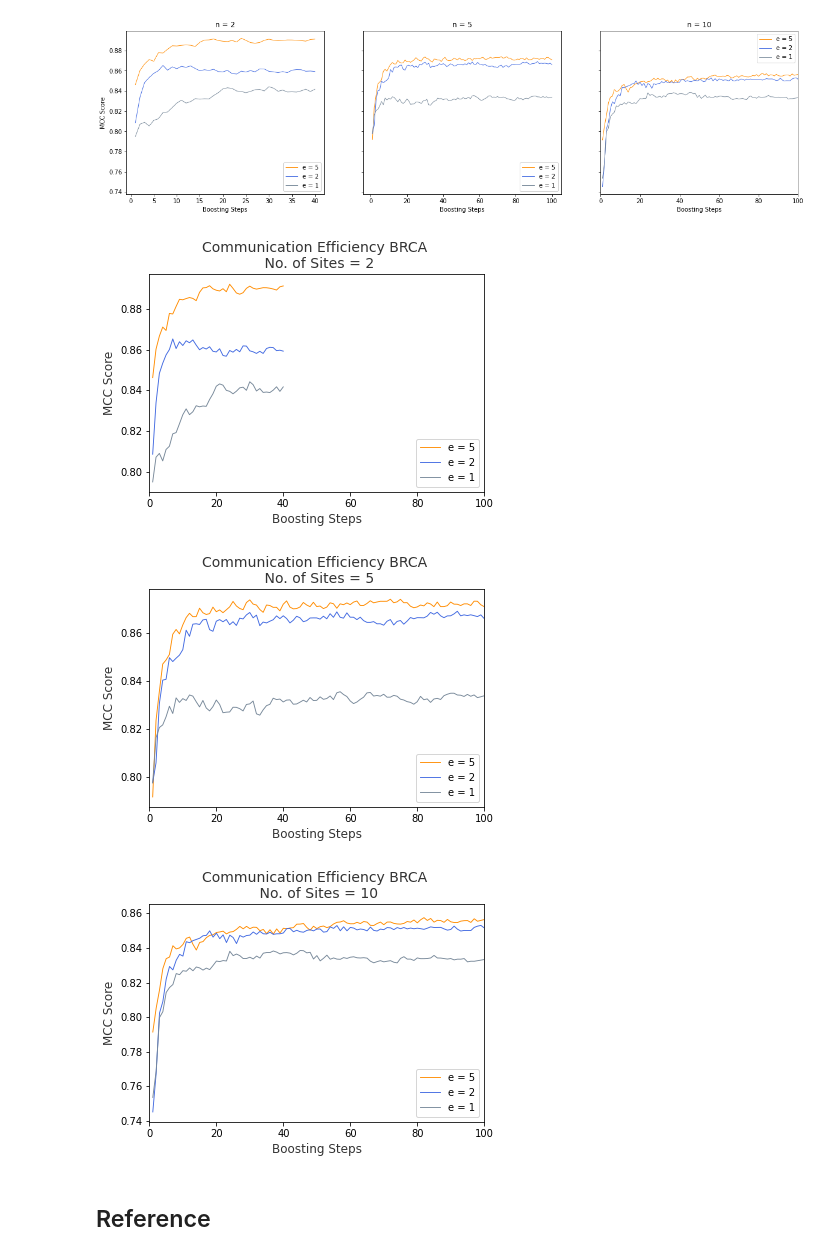
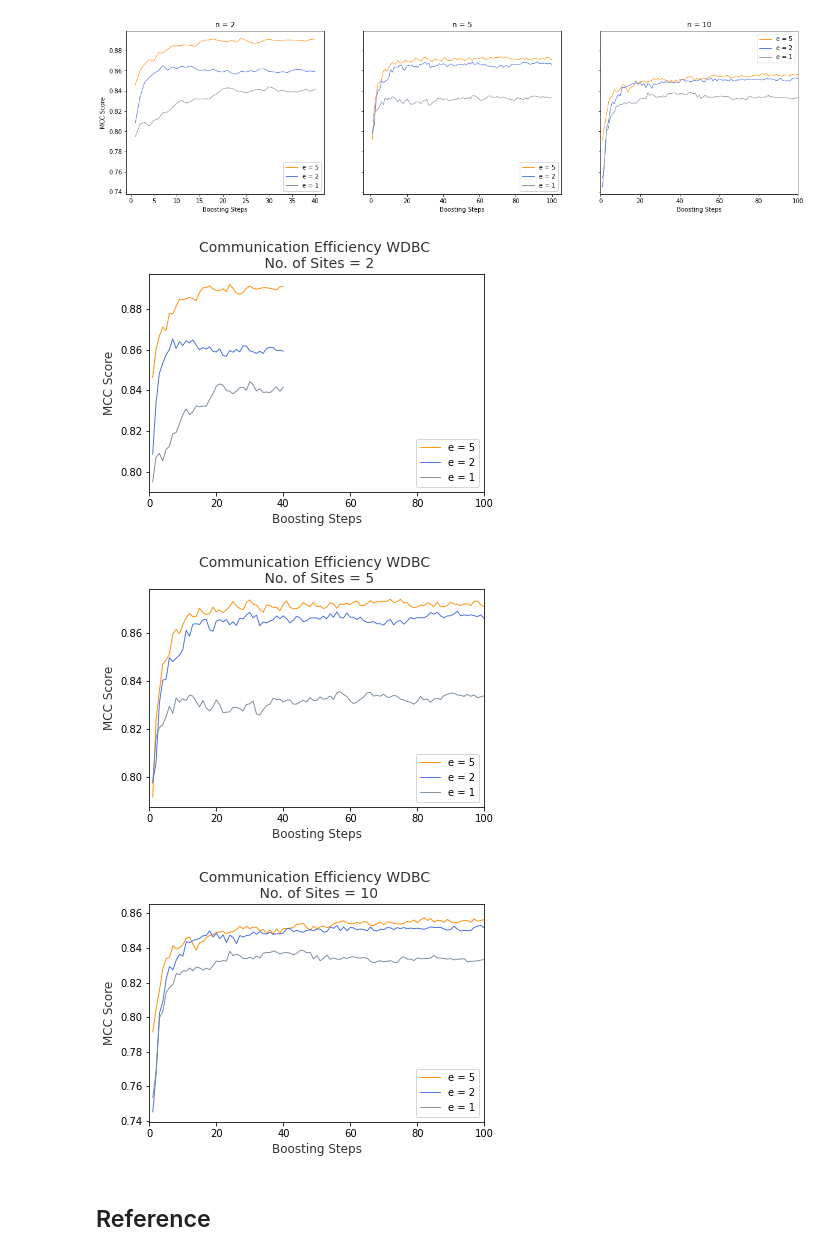
Before and after one commit to GregChen3072/MasterArbeit, a Jupyter notebook: src/visualization_mcc.ipynb, the cells around one changed output. Drawn from its saved outputs; the diff is of its cells as text; code cells hidden in the pictures.

```diff
--- a/src/visualization_mcc.ipynb
+++ b/src/visualization_mcc.ipynb
@@ -817,7 +817,7 @@ plt.show()
 # %% [output]
 [figure]
 # %%
-# Communication Efficiency for BRCA
+# Communication Efficiency for WDBC
 path_comm_effi_BRCA = "/Users/greg/Downloads/AR_Master_Thesis/output/vis_BRCA_comm_effi.csv"
 df_BRCA = pd.read_csv(path_comm_effi_BRCA, index_col=False)
 df_BRCA = df_BRCA.groupby(['r', 'n', 'e', 'v']).agg(["mean"]).reset_index()
@@ -838,39 +838,39 @@ fig, ax = plt.subplots(1, 1, sharey=True)
 
 for e, c in zip(l_rates, colors):
     ax.plot(
         df_BRCA[(df_BRCA["n_"]==n) & (df_BRCA["e_"]==e)]["v_"],
         df_BRCA[(df_BRCA["n_"]==n) & (df_BRCA["e_"]==e)]["mcc_mean"],
         linestyle='solid',
         linewidth=0.9,
         color=c,
         label=f'e = {e}'
     )
 
 ax.legend(loc='lower right')
 # ax.set_title(f'n = {n}')
 
 # plt.setp(ax, xlabel='Boosting Steps', alpha=0.8, fontsize=12)
 # plt.setp(ax, ylabel='MCC Score', alpha=0.8, fontsize=12)
 
-plt.title(f"Communication Efficiency BRCA \n No. of Sites = {n}", alpha=0.8, fontsize=14)
+plt.title(f"Communication Efficiency WDBC \n No. of Sites = {n}", alpha=0.8, fontsize=14)
 plt.xlabel("Boosting Steps", alpha=0.8, fontsize=12)
 plt.ylabel("MCC Score", alpha=0.8, fontsize=12)
 
 plt.xlim([0, 100])
 # plt.ylim([0.75, 1])
 # plt.legend(loc = 'center left', bbox_to_anchor = (1, 0.5))
 
 # legend = plt.legend(handles=[one, two, three], title="title", loc=4, fontsize='small', fancybox=True)
 # plt.legend(title="No. of weak learners \n trained per site per round")
 # Save the figure to file
-fig.savefig(path_vis_local + f"vis_comm_effi_BRCA_n_{n}.png")
-fig.savefig(path_vis_iCloud + f"vis_comm_effi_BRCA_n_{n}.png")
+fig.savefig(path_vis_local + f"vis_comm_effi_WDBC_n_{n}.png")
+fig.savefig(path_vis_iCloud + f"vis_comm_effi_WDBC_n_{n}.png")
 
 plt.show()
 # %% [output]
-[figure, old version]
+[figure, new version]
 # %%
-# Communication Efficiency for BRCA
+# Communication Efficiency for WDBC
 path_comm_effi_BRCA = "/Users/greg/Downloads/AR_Master_Thesis/output/vis_BRCA_comm_effi.csv"
 df_BRCA = pd.read_csv(path_comm_effi_BRCA, index_col=False)
 df_BRCA = df_BRCA.groupby(['r', 'n', 'e', 'v']).agg(["mean"]).reset_index()
@@ -905,7 +905,7 @@ ax.legend(loc='lower right')
 # plt.setp(ax, xlabel='Boosting Steps', alpha=0.8, fontsize=12)
 # plt.setp(ax, ylabel='MCC Score', alpha=0.8, fontsize=12)
 
-plt.title(f"Communication Efficiency BRCA \n No. of Sites = {n}", alpha=0.8, fontsize=14)
+plt.title(f"Communication Efficiency WDBC \n No. of Sites = {n}", alpha=0.8, fontsize=14)
 plt.xlabel("Boosting Steps", alpha=0.8, fontsize=12)
 plt.ylabel("MCC Score", alpha=0.8, fontsize=12)
 
@@ -916,14 +916,14 @@ plt.xlim([0, 100])
 # legend = plt.legend(handles=[one, two, three], title="title", loc=4, fontsize='small', fancybox=True)
 # plt.legend(title="No. of weak learners \n trained per site per round")
 # Save the figure to file
-fig.savefig(path_vis_local + f"vis_comm_effi_BRCA_n_{n}.png")
-fig.savefig(path_vis_iCloud + f"vis_comm_effi_BRCA_n_{n}.png")
+fig.savefig(path_vis_local + f"vis_comm_effi_WDBC_n_{n}.png")
+fig.savefig(path_vis_iCloud + f"vis_comm_effi_WDBC_n_{n}.png")
 
 plt.show()
 # %% [output]
-[figure, old version]
+[figure, new version]
 # %%
-# Communication Efficiency for BRCA
+# Communication Efficiency for WDBC
 path_comm_effi_BRCA = "/Users/greg/Downloads/AR_Master_Thesis/output/vis_BRCA_comm_effi.csv"
 df_BRCA = pd.read_csv(path_comm_effi_BRCA, index_col=False)
 df_BRCA = df_BRCA.groupby(['r', 'n', 'e', 'v']).agg(["mean"]).reset_index()
@@ -958,7 +958,7 @@ ax.legend(loc='lower right')
 # plt.setp(ax, xlabel='Boosting Steps', alpha=0.8, fontsize=12)
 # plt.setp(ax, ylabel='MCC Score', alpha=0.8, fontsize=12)
 
-plt.title(f"Communication Efficiency BRCA \n No. of Sites = {n}", alpha=0.8, fontsize=14)
+plt.title(f"Communication Efficiency WDBC \n No. of Sites = {n}", alpha=0.8, fontsize=14)
 plt.xlabel("Boosting Steps", alpha=0.8, fontsize=12)
 plt.ylabel("MCC Score", alpha=0.8, fontsize=12)
 
@@ -969,12 +969,12 @@ plt.xlim([0, 100])
 # legend = plt.legend(handles=[one, two, three], title="title", loc=4, fontsize='small', fancybox=True)
 # plt.legend(title="No. of weak learners \n trained per site per round")
 # Save the figure to file
-fig.savefig(path_vis_local + f"vis_comm_effi_BRCA_n_{n}.png")
-fig.savefig(path_vis_iCloud + f"vis_comm_effi_BRCA_n_{n}.png")
+fig.savefig(path_vis_local + f"vis_comm_effi_WDBC_n_{n}.png")
+fig.savefig(path_vis_iCloud + f"vis_comm_effi_WDBC_n_{n}.png")
 
 plt.show()
 # %% [output]
-[figure, old version]
+[figure, new version]
 # %% [markdown]
 ## Reference
 # %%
```
Also changed, not shown: parts of 5 cells of this notebook, 1 other file.
